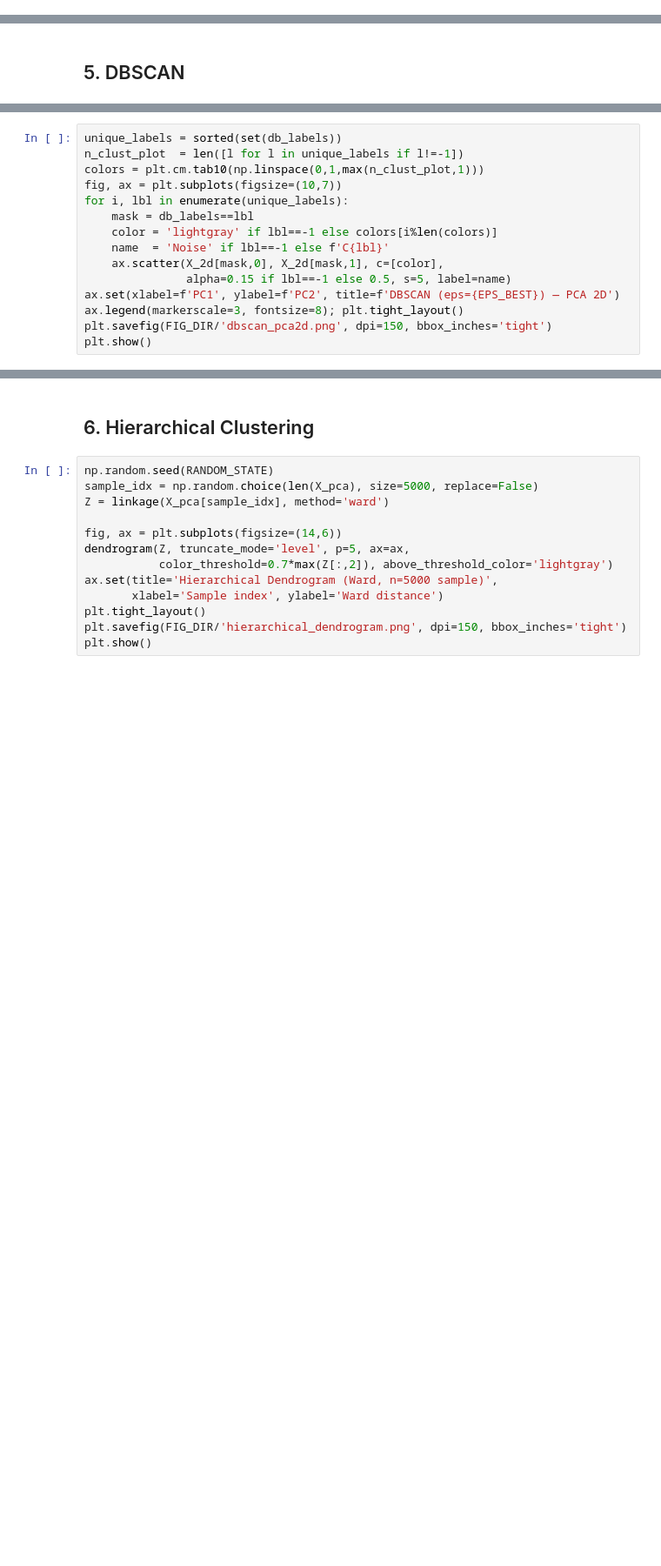
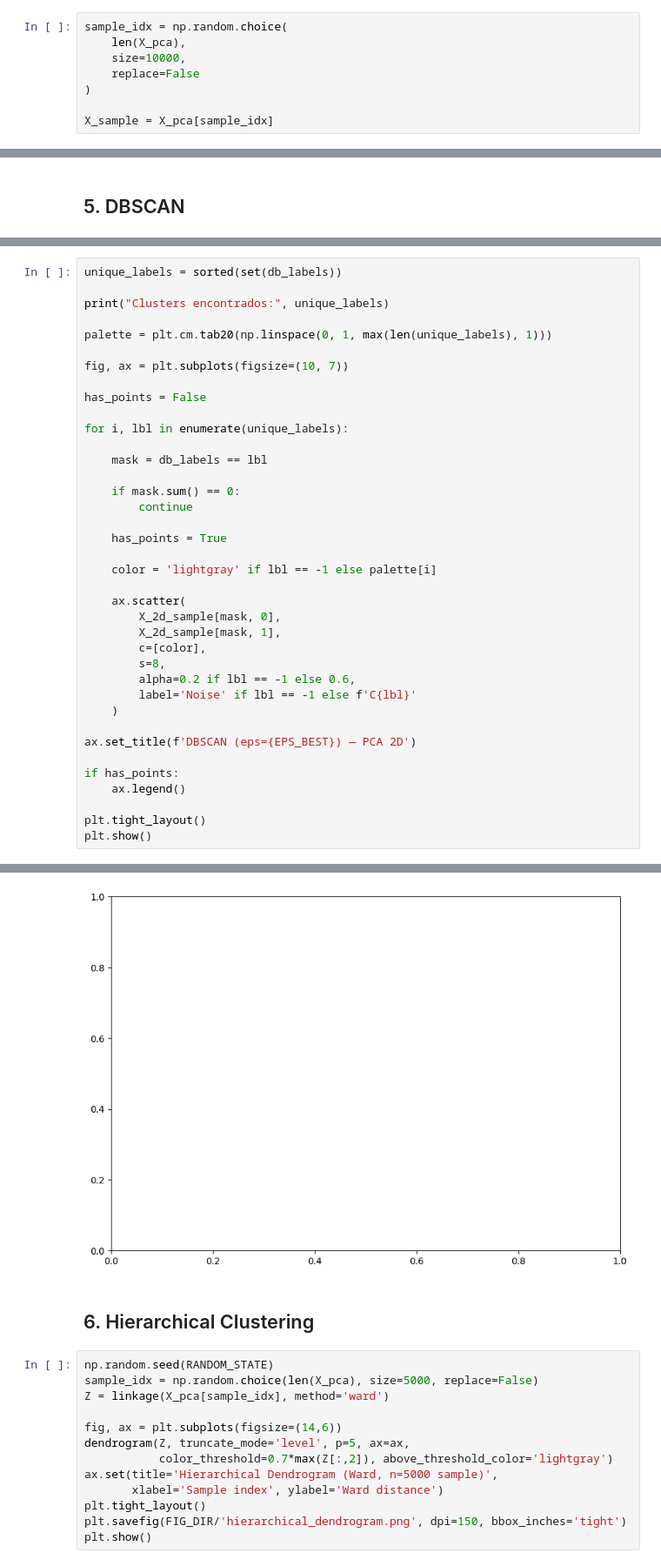
Before and after one commit to YeyoDev99/challenge-5_4, a Jupyter notebook: notebooks/best_run.ipynb, the cells around one changed output, grey strips where cells are left out. Shown at 87% size. Drawn from its saved outputs; the diff is of its cells as text; blank space fills up the shorter version.

```diff
--- a/notebooks/best_run.ipynb
+++ b/notebooks/best_run.ipynb
@@ -213,5 +314,13 @@ print(f"PCA matrix: {X_pca.shape} | 2D variance: {pca2.explained_variance_ratio_
 # %% [markdown]
 ## 4. K-Means
+# %%
+sample_idx = np.random.choice(
+    len(X_pca),
+    size=10000,
+    replace=False
+)
+
+X_sample = X_pca[sample_idx]
 # %%
 K_RANGE = range(2,13)
 inertias, silhouettes = [], []
@@ -338,15 +658,39 @@ else:
 # %%
 unique_labels = sorted(set(db_labels))
-n_clust_plot  = len([l for l in unique_labels if l!=-1])
-colors = plt.cm.tab10(np.linspace(0,1,max(n_clust_plot,1)))
-fig, ax = plt.subplots(figsize=(10,7))
+
+print("Clusters encontrados:", unique_labels)
+
+palette = plt.cm.tab20(np.linspace(0, 1, max(len(unique_labels), 1)))
+
+fig, ax = plt.subplots(figsize=(10, 7))
+
+has_points = False
+
 for i, lbl in enumerate(unique_labels):
-    mask = db_labels==lbl
-    color = 'lightgray' if lbl==-1 else colors[i%len(colors)]
-    name  = 'Noise' if lbl==-1 else f'C{lbl}'
-    ax.scatter(X_2d[mask,0], X_2d[mask,1], c=[color],
-               alpha=0.15 if lbl==-1 else 0.5, s=5, label=name)
-ax.set(xlabel=f'PC1', ylabel=f'PC2', title=f'DBSCAN (eps={EPS_BEST}) — PCA 2D')
-ax.legend(markerscale=3, fontsize=8); plt.tight_layout()
-plt.savefig(FIG_DIR/'dbscan_pca2d.png', dpi=150, bbox_inches='tight')
+
+    mask = db_labels == lbl
+
+    if mask.sum() == 0:
+        continue
+
+    has_points = True
+
+    color = 'lightgray' if lbl == -1 else palette[i]
+
+    ax.scatter(
+        X_2d_sample[mask, 0],
+        X_2d_sample[mask, 1],
+        c=[color],
+        s=8,
+        alpha=0.2 if lbl == -1 else 0.6,
+        label='Noise' if lbl == -1 else f'C{lbl}'
+    )
+
+ax.set_title(f'DBSCAN (eps={EPS_BEST}) — PCA 2D')
+
+if has_points:
+    ax.legend()
+
+plt.tight_layout()
 plt.show()
+# %% [output]
@@ -353,3 +699,4 @@ plt.show()
+[figure, added]
 # %% [markdown]
 ## 6. Hierarchical Clustering
 # %%
```
Also changed, not shown: parts of 38 cells of this notebook, 8 other files.
